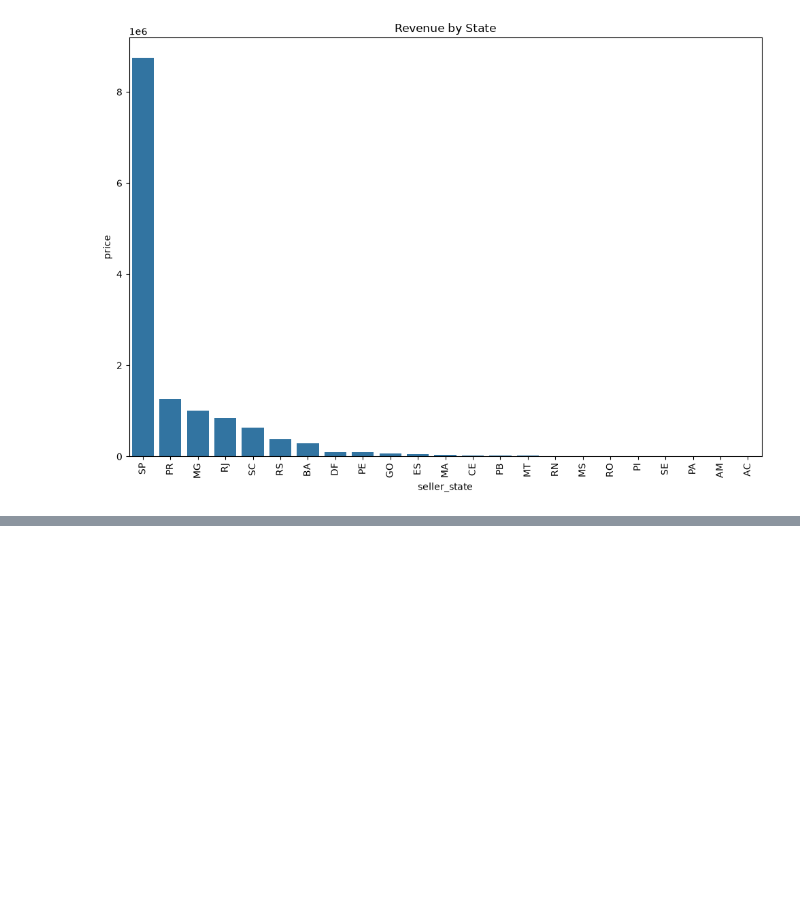
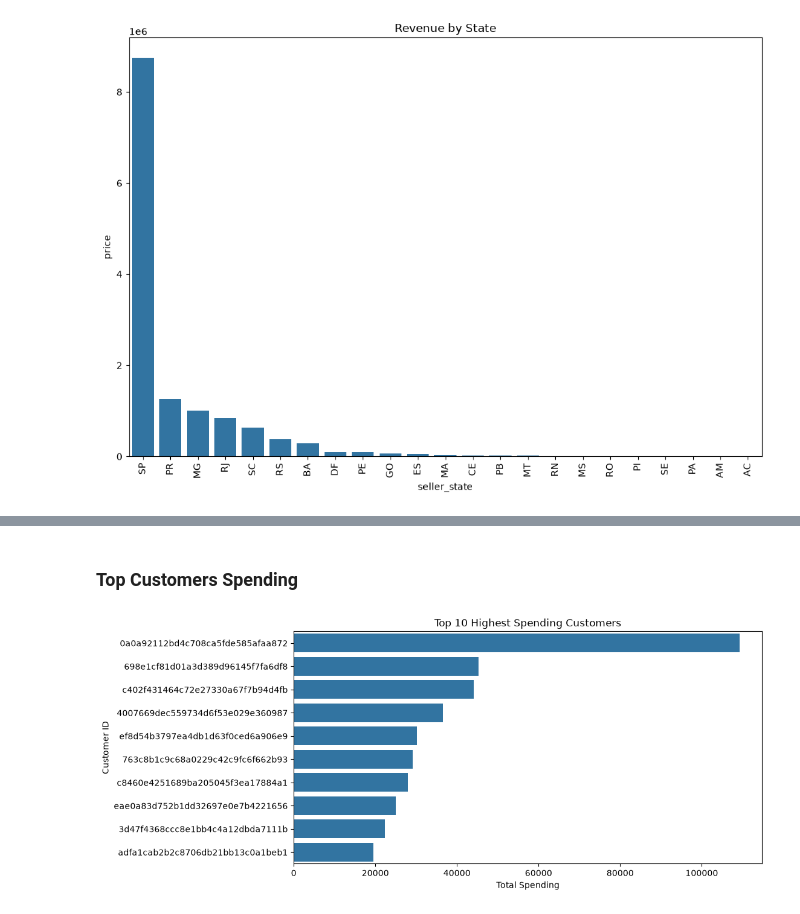
Before and after one commit to RISH-VERSION/Brazilian_E-Commerce_Olist_Data_Analytics_project, a Jupyter notebook: notebooks/ExploratoryDataAnalysis.ipynb, the cells around one changed output, grey strips where cells are left out. Drawn from its saved outputs; the diff is of its cells as text; code cells hidden in the pictures; blank space fills up the shorter version.

```diff
--- a/notebooks/ExploratoryDataAnalysis.ipynb
+++ b/notebooks/ExploratoryDataAnalysis.ipynb
@@ -140,0 +147,24 @@ main_df.groupby('order_id')[['price', 'freight_value']].sum()
+# %% [markdown]
+### Top Customers Spending
+# %%
+# Getting Customer spending data
+customer_spending = (
+    main_df.groupby('customer_unique_id')['total_payment_value']
+    .sum()
+    .sort_values(ascending=False)
+    .head(10)
+)
+
+plt.figure(figsize=(10,5))
+sns.barplot(
+    x=customer_spending.values,
+    y=customer_spending.index
+)
+
+plt.title("Top 10 Highest Spending Customers")
+plt.xlabel("Total Spending")
+plt.ylabel("Customer ID")
+plt.show()
+# Since we don't have custoemr name we use customer_unique_id
+# %% [output]
+[figure, added]
```
Also changed, not shown: parts of 27 cells of this notebook, 3 other files.
